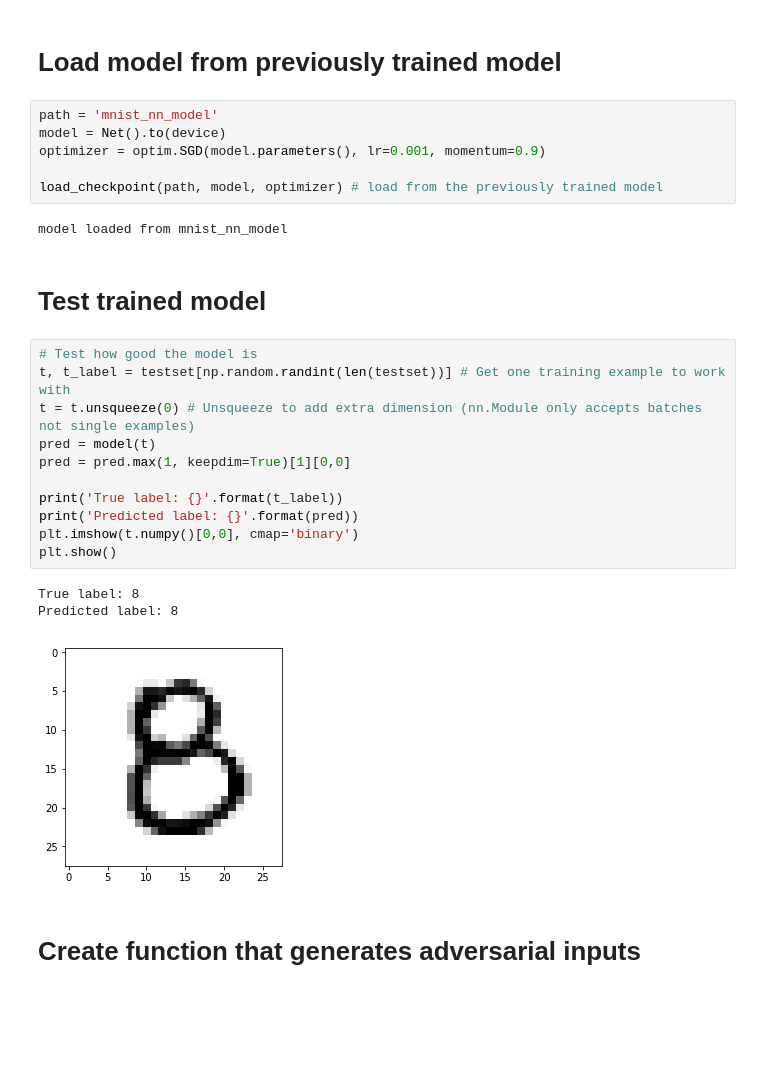
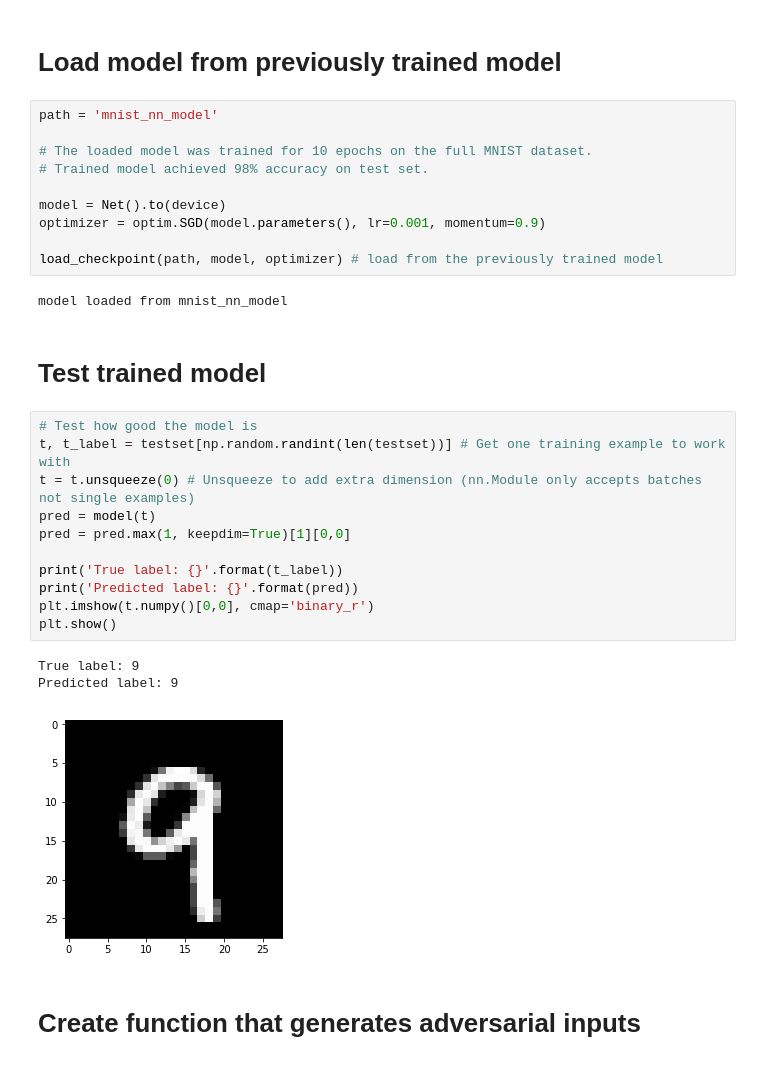
Before and after one commit to justinpyron/CS-231, a Jupyter notebook: Project/get_examples/get_adversarial_images.ipynb, the cells around one changed output. Drawn from its saved outputs; the diff is of its cells as text; blank space fills up the shorter version.

```diff
--- a/Project/get_examples/get_adversarial_images.ipynb
+++ b/Project/get_examples/get_adversarial_images.ipynb
@@ -235,6 +236,10 @@ train(10, 'new_mnist_nn_model')
 # Load model from previously trained model
 # %%
 path = 'mnist_nn_model'
+
+# The loaded model was trained for 10 epochs on the full MNIST dataset.
+# Trained model achieved 98% accuracy on test set.
+
 model = Net().to(device)
 optimizer = optim.SGD(model.parameters(), lr=0.001, momentum=0.9)
 
@@ -246,18 +251,18 @@ model loaded from mnist_nn_model
 # %%
 # Test how good the model is
 t, t_label = testset[np.random.randint(len(testset))] # Get one training example to work with
 t = t.unsqueeze(0) # Unsqueeze to add extra dimension (nn.Module only accepts batches not single examples)
 pred = model(t)
 pred = pred.max(1, keepdim=True)[1][0,0]
 
 print('True label: {}'.format(t_label))
 print('Predicted label: {}'.format(pred))
-plt.imshow(t.numpy()[0,0], cmap='binary')
+plt.imshow(t.numpy()[0,0], cmap='binary_r')
 plt.show()
 # %% [output]
-True label: 8
-Predicted label: 8
+True label: 9
+Predicted label: 9
-[figure, old version]
+[figure, new version]
 # %% [markdown]
 # Create function that generates adversarial inputs
 # %%
```
Also changed, not shown: parts of 40 cells of this notebook.
